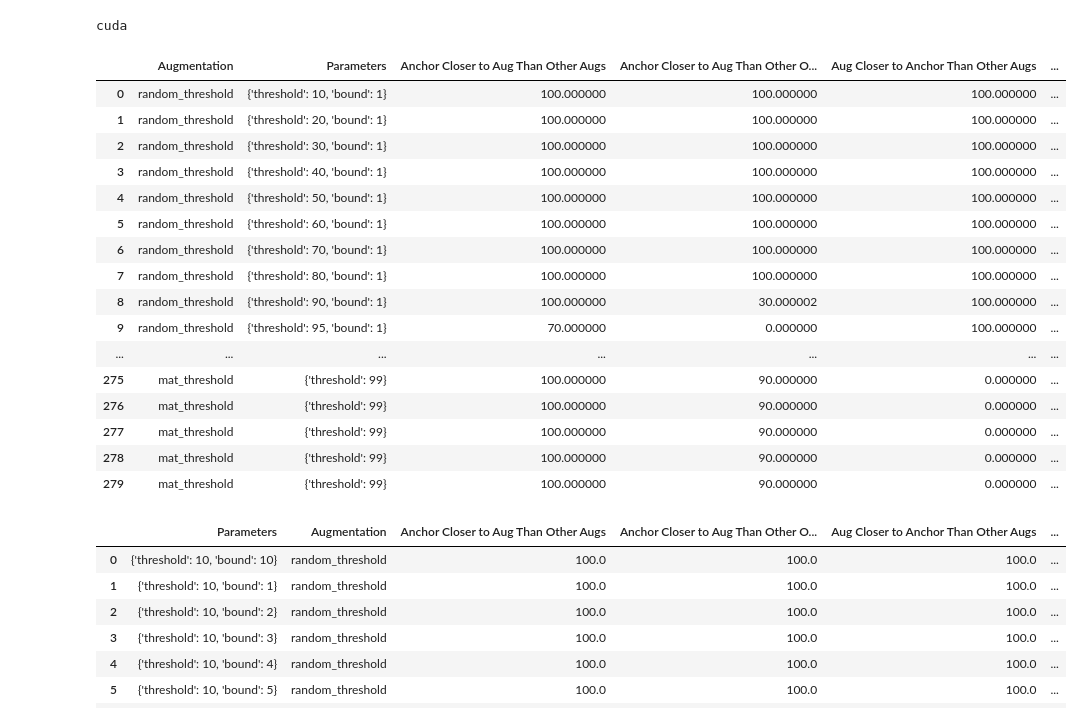
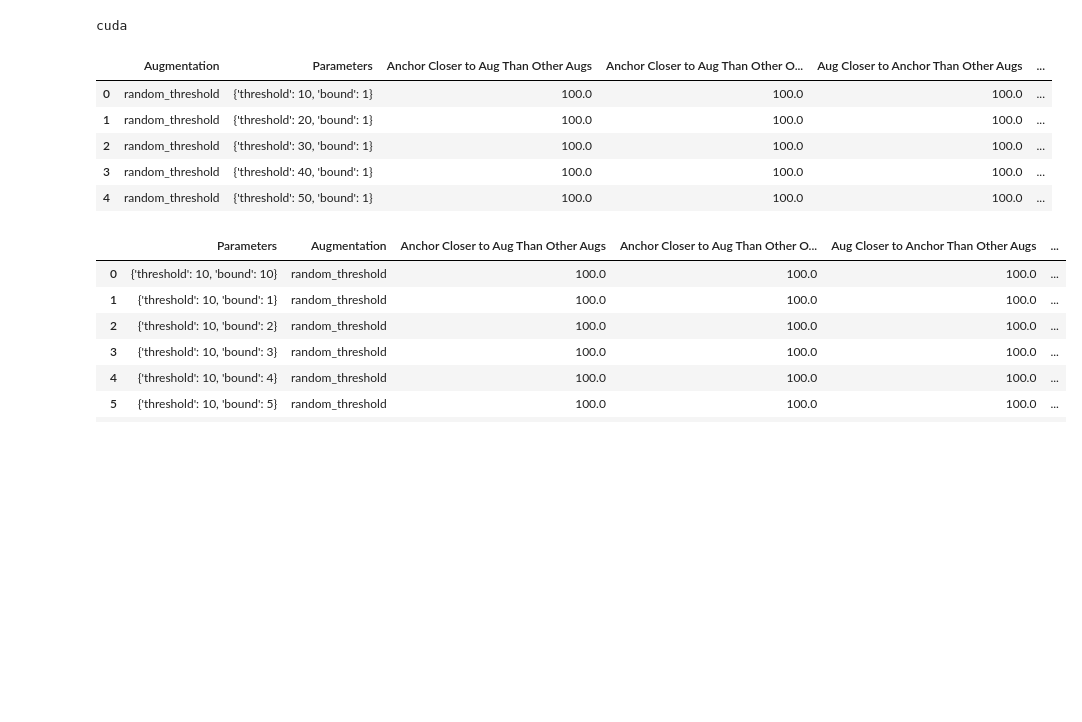
Before and after one commit to victoris93/contrastive-reg, a Jupyter notebook: aug_eval.ipynb, the cells around one changed output. Saved outputs shown, nothing was run; the diff lists cells and outputs as text; code cells hidden in the pictures; blank space fills up the shorter version.

```diff
--- a/aug_eval.ipynb
+++ b/aug_eval.ipynb
@@ -133,26 +133,14 @@ def hyperparameter_search_augmentation(matrix, augmentations_with_params, sigma=
 df = hyperparameter_search_augmentation(matrix, augmentations_with_params, sigma=100000, file_path='/storage/store2/work/mrenaudi/contrastive-reg-2/tests_aug/threshold_random_threshold_bound.csv')
 # %%
 df = pd.read_csv("/storage/store2/work/mrenaudi/contrastive-reg-2/tests_aug/threshold_random_threshold_bound.csv")
-pd.set_option('display.max_rows', None)
-df
+df.head()
 # %% [output]
 |  | Augmentation | Parameters | Anchor Closer to Aug Than Other Augs | Anchor Closer to Aug Than Other O... | Aug Closer to Anchor Than Other Augs | ... |
-| 0 | random_threshold | {'threshold': 10, 'bound': 1} | 100.000000 | 100.000000 | 100.000000 | ... |
-| 1 | random_threshold | {'threshold': 20, 'bound': 1} | 100.000000 | 100.000000 | 100.000000 | ... |
-| 2 | random_threshold | {'threshold': 30, 'bound': 1} | 100.000000 | 100.000000 | 100.000000 | ... |
-| 3 | random_threshold | {'threshold': 40, 'bound': 1} | 100.000000 | 100.000000 | 100.000000 | ... |
-| 4 | random_threshold | {'threshold': 50, 'bound': 1} | 100.000000 | 100.000000 | 100.000000 | ... |
-| 5 | random_threshold | {'threshold': 60, 'bound': 1} | 100.000000 | 100.000000 | 100.000000 | ... |
-| 6 | random_threshold | {'threshold': 70, 'bound': 1} | 100.000000 | 100.000000 | 100.000000 | ... |
-| 7 | random_threshold | {'threshold': 80, 'bound': 1} | 100.000000 | 100.000000 | 100.000000 | ... |
-| 8 | random_threshold | {'threshold': 90, 'bound': 1} | 100.000000 | 30.000002 | 100.000000 | ... |
-| 9 | random_threshold | {'threshold': 95, 'bound': 1} | 70.000000 | 0.000000 | 100.000000 | ... |
-| ... | ... | ... | ... | ... | ... | ... |
-| 275 | mat_threshold | {'threshold': 99} | 100.000000 | 90.000000 | 0.000000 | ... |
-| 276 | mat_threshold | {'threshold': 99} | 100.000000 | 90.000000 | 0.000000 | ... |
-| 277 | mat_threshold | {'threshold': 99} | 100.000000 | 90.000000 | 0.000000 | ... |
-| 278 | mat_threshold | {'threshold': 99} | 100.000000 | 90.000000 | 0.000000 | ... |
-| 279 | mat_threshold | {'threshold': 99} | 100.000000 | 90.000000 | 0.000000 | ... |
+| 0 | random_threshold | {'threshold': 10, 'bound': 1} | 100.0 | 100.0 | 100.0 | ... |
+| 1 | random_threshold | {'threshold': 20, 'bound': 1} | 100.0 | 100.0 | 100.0 | ... |
+| 2 | random_threshold | {'threshold': 30, 'bound': 1} | 100.0 | 100.0 | 100.0 | ... |
+| 3 | random_threshold | {'threshold': 40, 'bound': 1} | 100.0 | 100.0 | 100.0 | ... |
+| 4 | random_threshold | {'threshold': 50, 'bound': 1} | 100.0 | 100.0 | 100.0 | ... |
 # %%
 filtered_df = df[
     (df.iloc[:, -4] == 100) &
```
